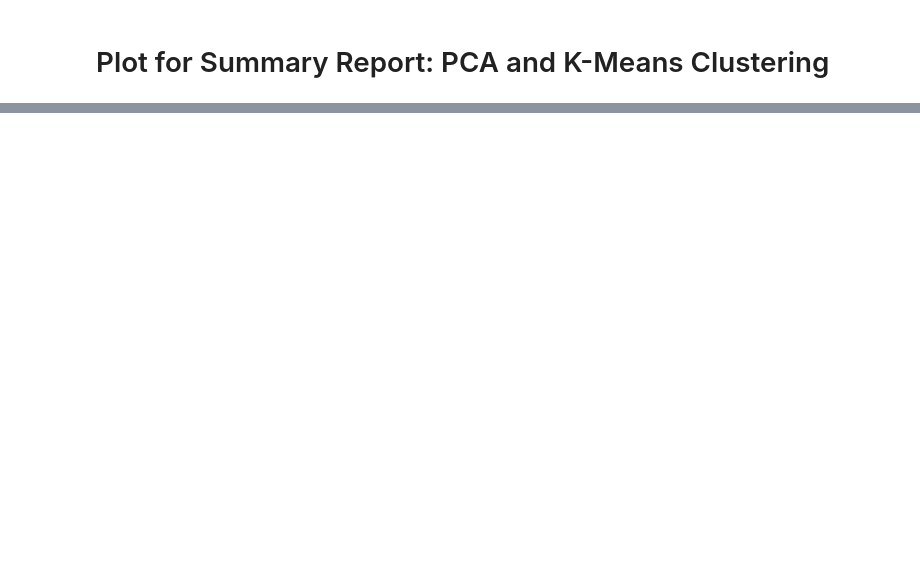
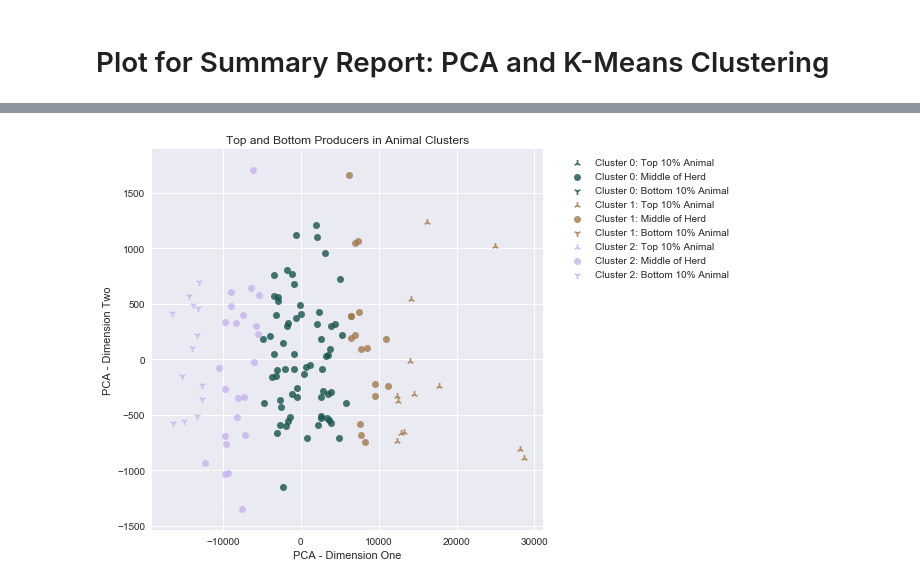
Before and after one commit to falaktheoptimist/happy-cows, a Jupyter notebook: notebooks/report-plot-generation/report-plot-pca-and-kmeans-cluster-analysis.ipynb, the cells around one changed output, grey strips where cells are left out. Cells and saved outputs as stored; diff of their text form; code cells hidden in the pictures; blank space fills up the shorter version.

```diff
--- a/notebooks/report-plot-generation/report-plot-pca-and-kmeans-cluster-analysis.ipynb
+++ b/notebooks/report-plot-generation/report-plot-pca-and-kmeans-cluster-analysis.ipynb
@@ -170,0 +262,48 @@ def conduct_pca_and_kmeans_analysis(data, animal_ids, pca_components=2, n_cluste
+# %%
+def plot_top_and_bottom_producers_in_clusters(data, bot_ids, top_ids):
+    fig, ax = plt.subplots(figsize=(7, 7))
+
+    clusters = sorted(data['cluster_id'].unique())
+
+    # Generate Boolean Masks for animals in top, and bottom producers
+    is_top_producer = data['animal_id'].isin(top_ids)
+    is_bottom_producer = data['animal_id'].isin(bot_ids)
+
+    # Generate a pallete of colors for the number of clusters
+    colors = sns.color_palette("cubehelix", len(clusters))
+
+    for cluster in clusters:
+        # Get the color for the cluster
+        cluster_color = colors[cluster]
+
+        # Generate a boolean mask for animals in the current cluster
+        is_current_cluster = data['cluster_id'] == cluster
+
+        # Plot animals in cluster that are top producers
+        plot_data = data[is_current_cluster & is_top_producer]
+        _ = sns.regplot('x', 'y', data=plot_data, color=cluster_color, marker='2', ax=ax, fit_reg=False,
+                        label=f'Cluster {cluster}: Top 10% Animal')
+
+        plot_data = data[is_current_cluster & ~is_top_producer & ~is_bottom_producer]
+        _ = sns.regplot('x', 'y', data=plot_data, color=cluster_color, marker='o', ax=ax, fit_reg=False,
+                        label=f'Cluster {cluster}: Middle of Herd')
+
+        # Plot animals in cluster that are bottom producers
+        plot_data = data[is_current_cluster & is_bottom_producer]
+        _ = sns.regplot('x', 'y', data=plot_data, color=cluster_color, marker='1', ax=ax, fit_reg=False,
+                        label=f'Cluster {cluster}: Bottom 10% Animal')
+
+    _ = plt.title('Top and Bottom Producers in Animal Clusters')
+    _ = plt.xlabel("PCA - Dimension One")
+    _ = plt.ylabel("PCA - Dimension Two")
+
+    # Put legend to side of plot, given large number of components
+    ax.legend(bbox_to_anchor=(1.5, 1.00))
+    save_plot_for_summary_report('top-and-bottom-producers-clusters.png')
+    plt.show()
+
+plot_top_and_bottom_producers_in_clusters(data=cluster_assigments[3],
+                                          bot_ids=bottom_producers['animal_id'],
+                                          top_ids=top_producers['animal_id'])
+# %% [output]
+[figure, added]
```
Also changed, not shown: parts of 22 cells of this notebook, 6 other files.
